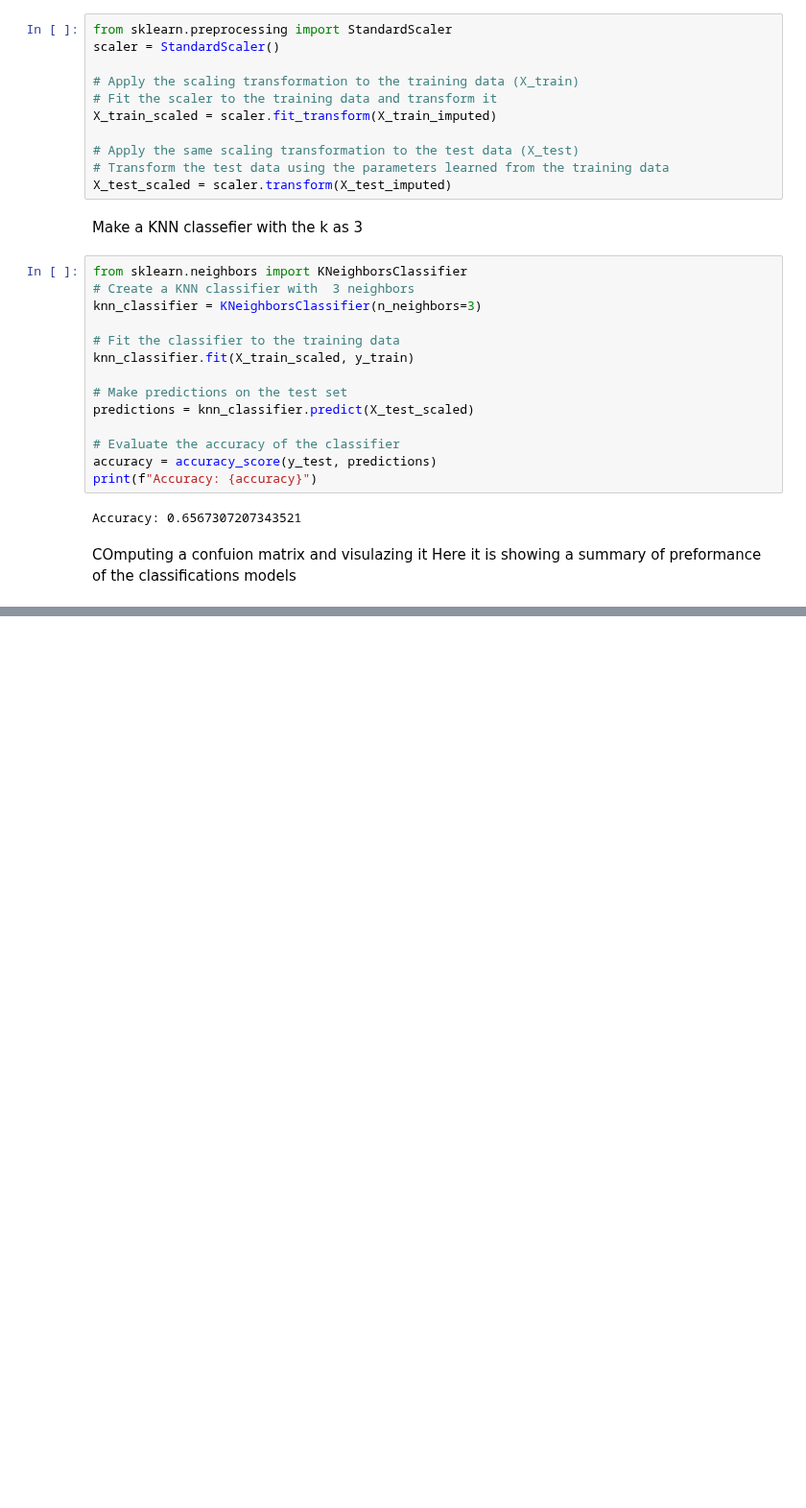
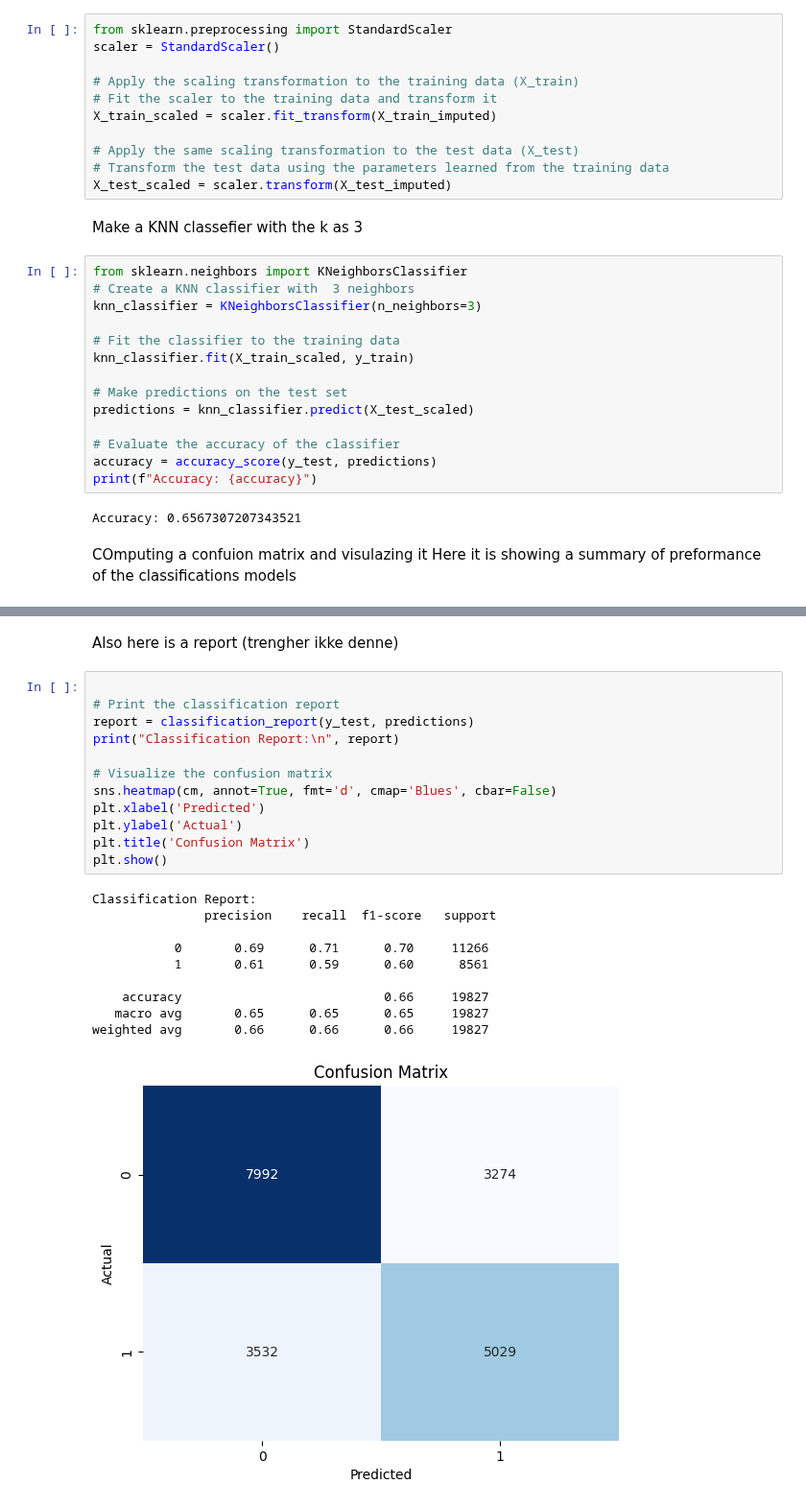
Before and after one commit to GeorgRis/Innlevering_INFO282, a Jupyter notebook: KNN.ipynb, the cells around one changed output, grey strips where cells are left out. Shown at 96% size. Drawn from its saved outputs; the diff is of its cells as text; blank space fills up the shorter version.

```diff
--- a/KNN.ipynb
+++ b/KNN.ipynb
@@ -117,3 +141,28 @@ plt.ylabel('Actual')
 plt.show()
 # %% [output]
 [figure]
+# %% [markdown]
+Also here is a report (trengher ikke denne)
+# %%
+
+# Print the classification report
+report = classification_report(y_test, predictions)
+print("Classification Report:\n", report)
+
+# Visualize the confusion matrix
+sns.heatmap(cm, annot=True, fmt='d', cmap='Blues', cbar=False)
+plt.xlabel('Predicted')
+plt.ylabel('Actual')
+plt.title('Confusion Matrix')
+plt.show()
+# %% [output]
+Classification Report:
+               precision    recall  f1-score   support
+
+           0       0.69      0.71      0.70     11266
+           1       0.61      0.59      0.60      8561
+
+    accuracy                           0.66     19827
+   macro avg       0.65      0.65      0.65     19827
+weighted avg       0.66      0.66      0.66     19827
+[figure, added]
```
Also changed, not shown: parts of 4 cells of this notebook.
